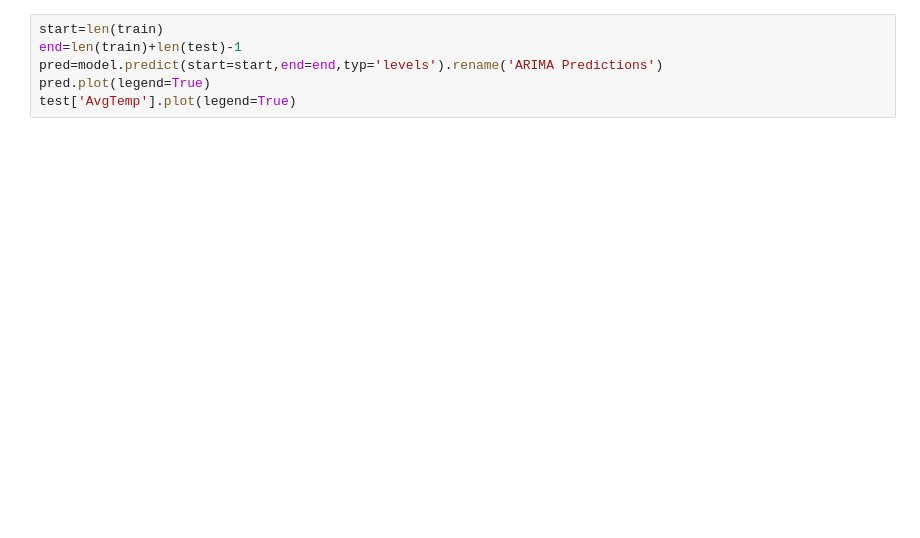
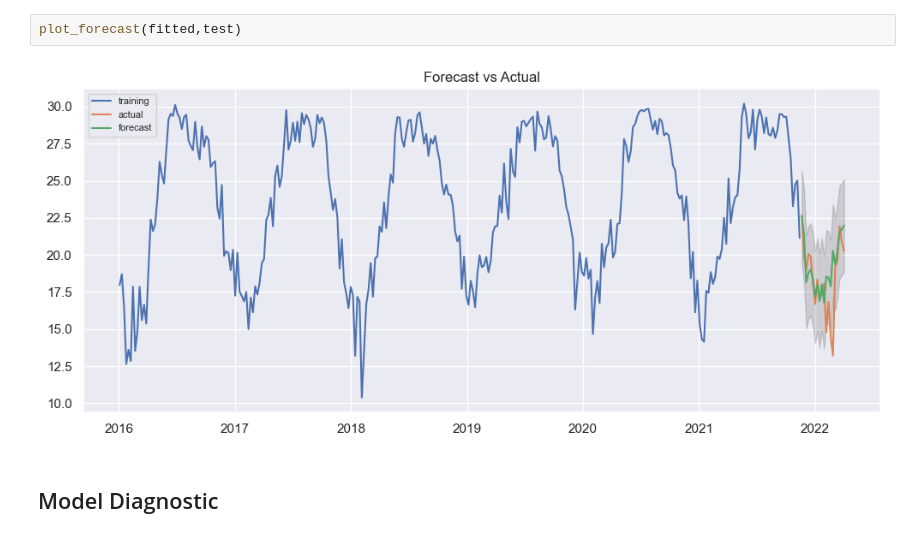
Before and after one commit to Nonug/stat4601-project, a Jupyter notebook: model_fitting.ipynb, the cells around one changed output. Saved outputs shown, nothing was run; the diff lists cells and outputs as text; blank space fills up the shorter version.

```diff
--- a/model_fitting.ipynb
+++ b/model_fitting.ipynb
@@ -112,6 +202,6 @@ SyntaxError: invalid syntax (Temp/ipykernel_504/1190479232.py, line 2)
-# %%
-start=len(train)
-end=len(train)+len(test)-1
-pred=model.predict(start=start,end=end,typ='levels').rename('ARIMA Predictions')
-pred.plot(legend=True)
-test['AvgTemp'].plot(legend=True)
+# %%
+plot_forecast(fitted,test)
+# %% [output]
+[figure, added]
+# %% [markdown]
+## Model Diagnostic
```
Also changed, not shown: parts of 19 cells of this notebook, 2 other files.
